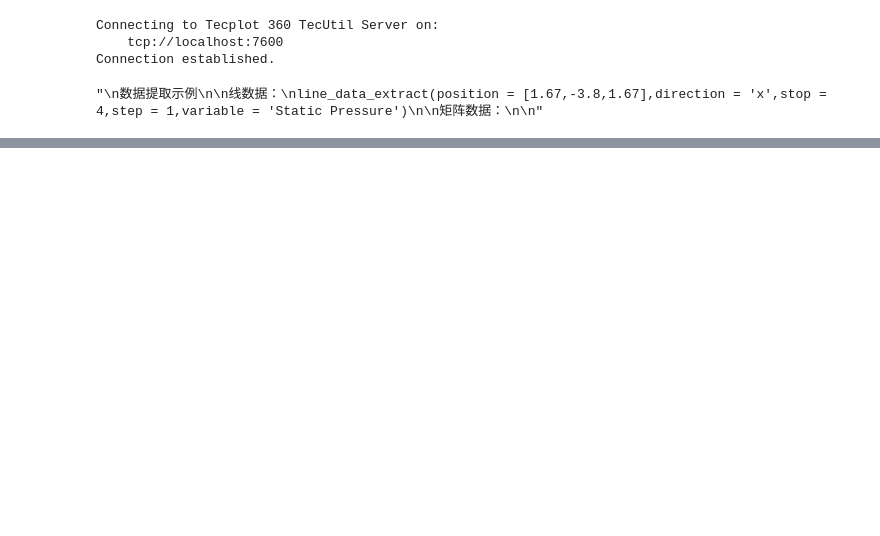
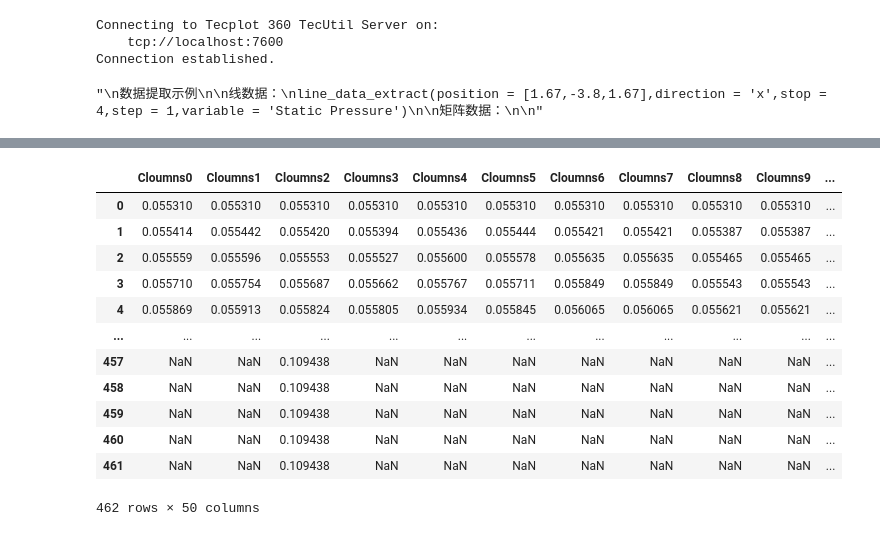
Before and after one commit to ITOTI-Y/Py_Tecplot, a Jupyter notebook: demo/tecplot_main.ipynb, the cells around one changed output, grey strips where cells are left out. Drawn from its saved outputs; the diff is of its cells as text; code cells hidden in the pictures; blank space fills up the shorter version.

```diff
--- a/demo/tecplot_main.ipynb
+++ b/demo/tecplot_main.ipynb
@@ -255,0 +271,6 @@ add_frame(num=(4,3))
+# %%
+res_y = pd.DataFrame()
+for i in range(len(ex_list)):
+    temp = pd.DataFrame()
+    temp[f'Cloumns{i}'] = tp.active_frame().dataset.variable('Y_fix').values(ex_list[i])
+    res_y = pd.concat([res_y,temp],axis=1)
@@ -255,0 +295,16 @@ add_frame(num=(4,3))
+# %%
+res_y
+# %% [output]
+|  | Cloumns0 | Cloumns1 | Cloumns2 | Cloumns3 | Cloumns4 | Cloumns5 | Cloumns6 | Cloumns7 | Cloumns8 | Cloumns9 | ... |
+| 0 | 0.055310 | 0.055310 | 0.055310 | 0.055310 | 0.055310 | 0.055310 | 0.055310 | 0.055310 | 0.055310 | 0.055310 | ... |
+| 1 | 0.055414 | 0.055442 | 0.055420 | 0.055394 | 0.055436 | 0.055444 | 0.055421 | 0.055421 | 0.055387 | 0.055387 | ... |
+| 2 | 0.055559 | 0.055596 | 0.055553 | 0.055527 | 0.055600 | 0.055578 | 0.055635 | 0.055635 | 0.055465 | 0.055465 | ... |
+| 3 | 0.055710 | 0.055754 | 0.055687 | 0.055662 | 0.055767 | 0.055711 | 0.055849 | 0.055849 | 0.055543 | 0.055543 | ... |
+| 4 | 0.055869 | 0.055913 | 0.055824 | 0.055805 | 0.055934 | 0.055845 | 0.056065 | 0.056065 | 0.055621 | 0.055621 | ... |
+| ... | ... | ... | ... | ... | ... | ... | ... | ... | ... | ... | ... |
+| 457 | NaN | NaN | 0.109438 | NaN | NaN | NaN | NaN | NaN | NaN | NaN | ... |
+| 458 | NaN | NaN | 0.109438 | NaN | NaN | NaN | NaN | NaN | NaN | NaN | ... |
+| 459 | NaN | NaN | 0.109438 | NaN | NaN | NaN | NaN | NaN | NaN | NaN | ... |
+| 460 | NaN | NaN | 0.109438 | NaN | NaN | NaN | NaN | NaN | NaN | NaN | ... |
+| 461 | NaN | NaN | 0.109438 | NaN | NaN | NaN | NaN | NaN | NaN | NaN | ... |
+462 rows × 50 columns
```
Also changed, not shown: parts of 9 cells of this notebook, 2 other files.
